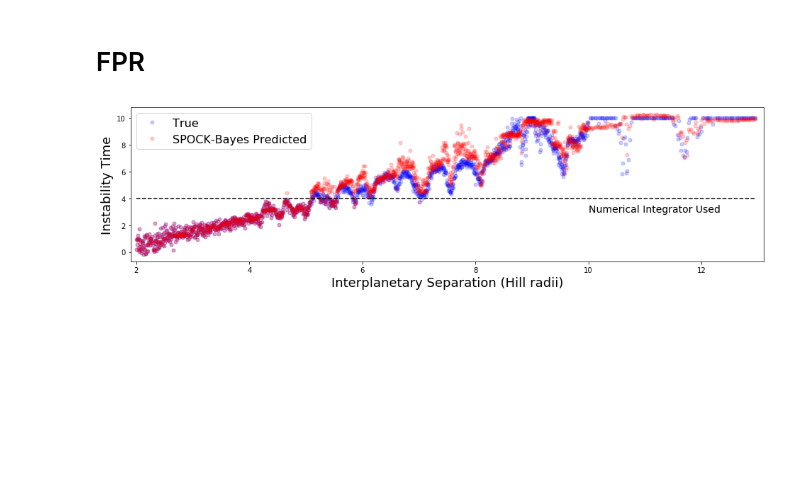
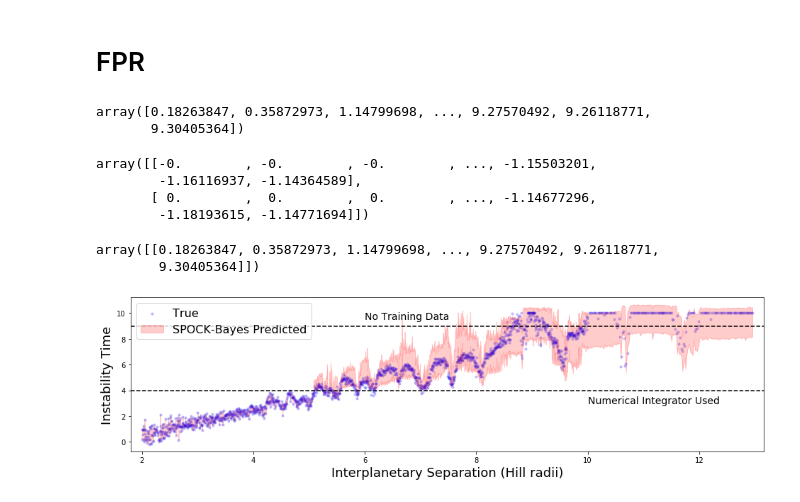
Before and after one commit to MilesCranmer/spock, a Jupyter notebook: paper_plots/fig5.ipynb, the cells around one changed output. Saved outputs shown, nothing was run; the diff lists cells and outputs as text; code cells hidden in the pictures; blank space fills up the shorter version.

Commit message:
Better sampling for 5-body; do error bars

```diff
--- a/paper_plots/fig5.ipynb
+++ b/paper_plots/fig5.ipynb
@@ -29,10 +29,13 @@ for i in range(40):
     start = i * 437
     end = (i+1)*437
 
-    spockoutfile = 'alysa-datafiles/spockprobstesttrio{}_to_{}.npz'.format(start, end)
+    spockoutfile = 'alysa-datafiles/spockprobstesttrio{}_to_{}_v3.npz'.format(start, end)
 
     part = [
-        np.load(spockoutfile)['nsim_list'], np.load(spockoutfile)['probs']
+        np.load(spockoutfile)['nsim_list'],
+        10**np.average(np.log10(np.load(spockoutfile)['probs']), 1),
+        10**np.percentile(np.log10(np.load(spockoutfile)['probs']), (100-68)/2, 1),
+        10**np.percentile(np.log10(np.load(spockoutfile)['probs']), 100-(100-68)/2, 1)
     ]
     all_parts.append(np.array(part))
 
@@ -211,39 +212,79 @@ plt.plot()
+# %%
+tmp
+# %% [output]
+array([0.18263847, 0.35872973, 1.14799698, ..., 9.27570492, 9.26118771,
+       9.30405364])
+# %%
+errs
+# %% [output]
+array([[-0.        , -0.        , -0.        , ..., -1.15503201,
+        -1.16116937, -1.14364589],
+       [ 0.        ,  0.        ,  0.        , ..., -1.14677296,
+        -1.18193615, -1.14771694]])
+# %%
+tmp[None]
+# %% [output]
+array([[0.18263847, 0.35872973, 1.14799698, ..., 9.27570492, 9.26118771,
+        9.30405364]])
 # %%
-from matplotlib.lines import Line2D
+# from matplotlib.lines import Line2D
 
 fig, axarr = plt.subplots(1, 1, figsize=(16,4), sharex=True)
-plt.subplots_adjust(hspace=0, wspace=0)
+# plt.subplots_adjust(hspace=0, wspace=0)
 
-ms=5
+ms=5*2
 
 stride = 4
 # axarr[0].plot([np.min(delta), np.max(delta)], [9,9], '--k')
 # axarr[0].plot(delta[survival_true][::stride],log_t_exit[survival_true][::stride],'ob', alpha=0.2, markersize=ms,rasterized=True,label='Stable', zorder=0)
 # axarr[0].plot(delta[survival_false][::stride],log_t_exit[survival_false][::stride],'or', alpha=0.2, markersize=ms,rasterized=True,label='Unstable', zorder=0)
 
 # axarr[1].plot(delta[survival_true][::stride], spockprobs[survival_true][::stride],'ob', alpha=0.2, markersize=ms*2,rasterized=True, zorder=0)
 # axarr[1].plot(delta[survival_false][::stride], spockprobs[survival_false][::stride],'or', alpha=0.2, markersize=ms, rasterized=True, zorder=0)
 
-plt.plot(delta, log_t_exit, 'ob', alpha=0.2, markersize=ms,rasterized=True,zorder=0, label='True')
+plt.scatter(delta, log_t_exit, color='b', alpha=0.2, s=ms,rasterized=True,zorder=0, label='True')
 tmp = spockprobs - spockprobs * (spockprobs <= 4) + log_t_exit * (spockprobs <= 4)
-plt.plot(delta, tmp, 'or', alpha=0.2, markersize=ms,rasterized=True, zorder=0, label='SPOCK-Bayes Predicted')
+errs = -(np.log10(all_parts[2:]) - tmp[None])
+errs[:, spockprobs<=4] = 0.0
+errs[0] *= -1
+
+error_bars = True
+
+if error_bars:
+    tmp2 = np.log10(all_parts[2:])
+    tmp2[:, spockprobs<=4] = log_t_exit[spockprobs<=4]
+    plt.fill_between(delta, tmp2[0], tmp2[1], color='r', alpha=0.2, label='SPOCK-Bayes Predicted')
+#     plt.scatter(delta, tmp, color='r', alpha=0.2, s=ms, zorder=0, label='SPOCK-Bayes Predicted')
+#     plt.errorbar(delta[::5], tmp[::5], yerr=errs[:, ::5], fmt='or', alpha=0.2, ms=3, zorder=0, label='SPOCK-Bayes Predicted')
+else:
+    plt.scatter(delta, tmp, color='r', alpha=0.2, s=ms, zorder=0, label='SPOCK-Bayes Predicted')
+
 
 plt.xlabel("Interplanetary Separation (Hill radii)", fontsize=18)
 plt.xlim([1.9, 13.1])
 
 plt.ylabel("Instability Time", fontsize=18)
 
 
-plt.plot([np.min(delta), np.max(delta)], [4,4], '--k')
+plt.plot([np.min(delta)-0.2, np.max(delta)+0.2], [4,4], '--k')
 plt.text(10, 4-1, 'Numerical Integrator Used', fontsize=14)
+
+
+plt.plot([np.min(delta)-0.2, np.max(delta)+0.2], [9,9], '--k')
+plt.text(6, 9+0.5, 'No Training Data', fontsize=14)
 
 # axarr[0].legend(loc=2, markerscale=3)
 
 # legend_elements = [Line2D([0], [0], marker='o', lw=0, c='b', markerfacecolor='b', label='Stable', markersize=10),
 #                    Line2D([0], [0], marker='o', lw=0, c='r', markerfacecolor='r', label='Unstable', markersize=10)]
 plt.legend(loc='upper left', fontsize=16)
 
+plt.xlim(delta.min()-0.2, delta.max()+0.2)
 
-plt.savefig('cranmer.pdf',bbox_inches='tight')
+if error_bars:
+#     plt.savefig('cranmer_min_err.pdf',bbox_inches='tight')
+    ...
+else:
+    plt.savefig('cranmer_min.pdf',bbox_inches='tight')
 # %% [output]
-[figure, old version]
+[figure, new version]
```
Also changed, not shown: parts of 4 cells of this notebook, 2 other files.
